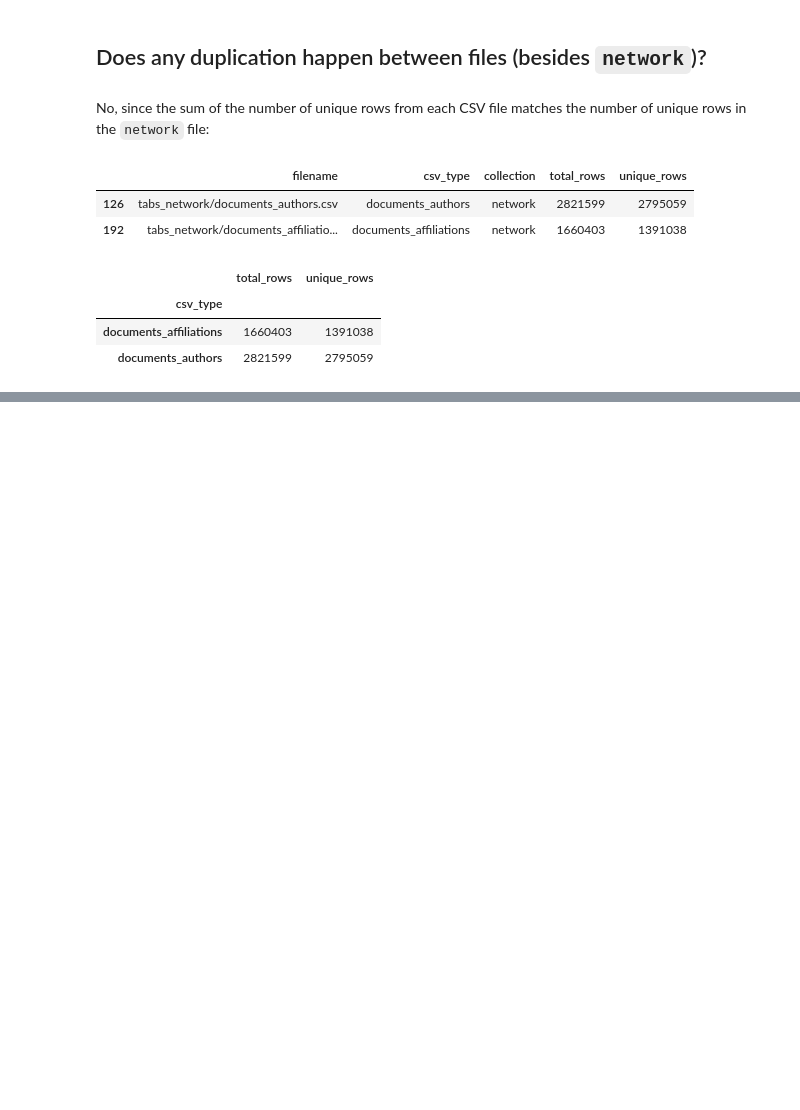
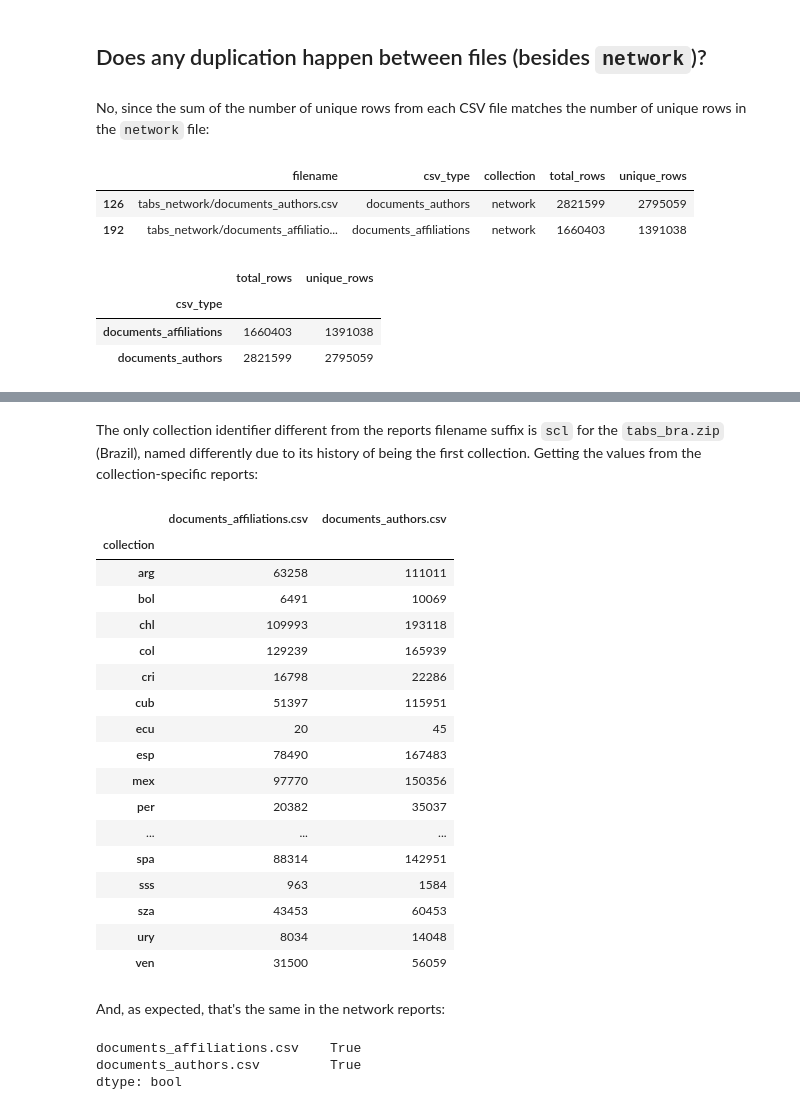
Before and after one commit to scieloorg/scielo20gt6, a Jupyter notebook: network_has_everything.ipynb, the cells around one changed output, grey strips where cells are left out. Saved outputs shown, nothing was run; the diff lists cells and outputs as text; code cells hidden in the pictures; blank space fills up the shorter version.

```diff
--- a/network_has_everything.ipynb
+++ b/network_has_everything.ipynb
@@ -264,0 +338,37 @@ nrowsdf[(nrowsdf["collection"] != "network") &
+# %% [markdown]
+The only collection identifier different from the reports filename suffix
+is `scl` for the `tabs_bra.zip` (Brazil),
+named differently due to its history of being the first collection.
+Getting the values from the collection-specific reports:
+# %%
+doc_coll = doc_coll_dict_sized.rename({"bra": "scl"}).drop("pry") \
+    .T.apply(lambda row: row.apply(lambda cell: cell[row.name])).T \
+    .sort_index()
+doc_coll
+# %% [output]
+|  | documents_affiliations.csv | documents_authors.csv |
+| collection |  |  |
+| arg | 63258 | 111011 |
+| bol | 6491 | 10069 |
+| chl | 109993 | 193118 |
+| col | 129239 | 165939 |
+| cri | 16798 | 22286 |
+| cub | 51397 | 115951 |
+| ecu | 20 | 45 |
+| esp | 78490 | 167483 |
+| mex | 97770 | 150356 |
+| per | 20382 | 35037 |
+| ... | ... | ... |
+| spa | 88314 | 142951 |
+| sss | 963 | 1584 |
+| sza | 43453 | 60453 |
+| ury | 8034 | 14048 |
+| ven | 31500 | 56059 |
+# %% [markdown]
+And, as expected, that's the same in the network reports:
+# %%
+(doc_coll == network_coll).all()
+# %% [output]
+documents_affiliations.csv    True
+documents_authors.csv         True
+dtype: bool
```
Also changed, not shown: parts of 6 cells of this notebook.
